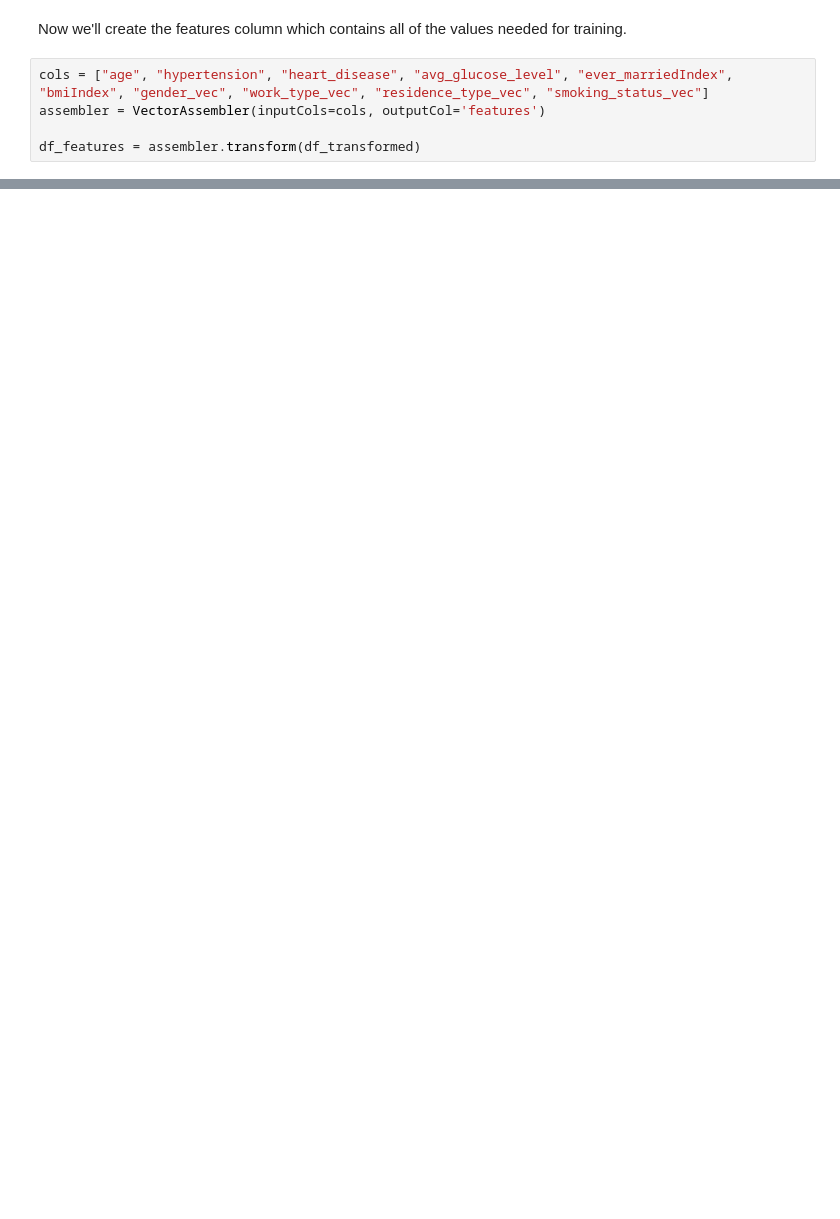
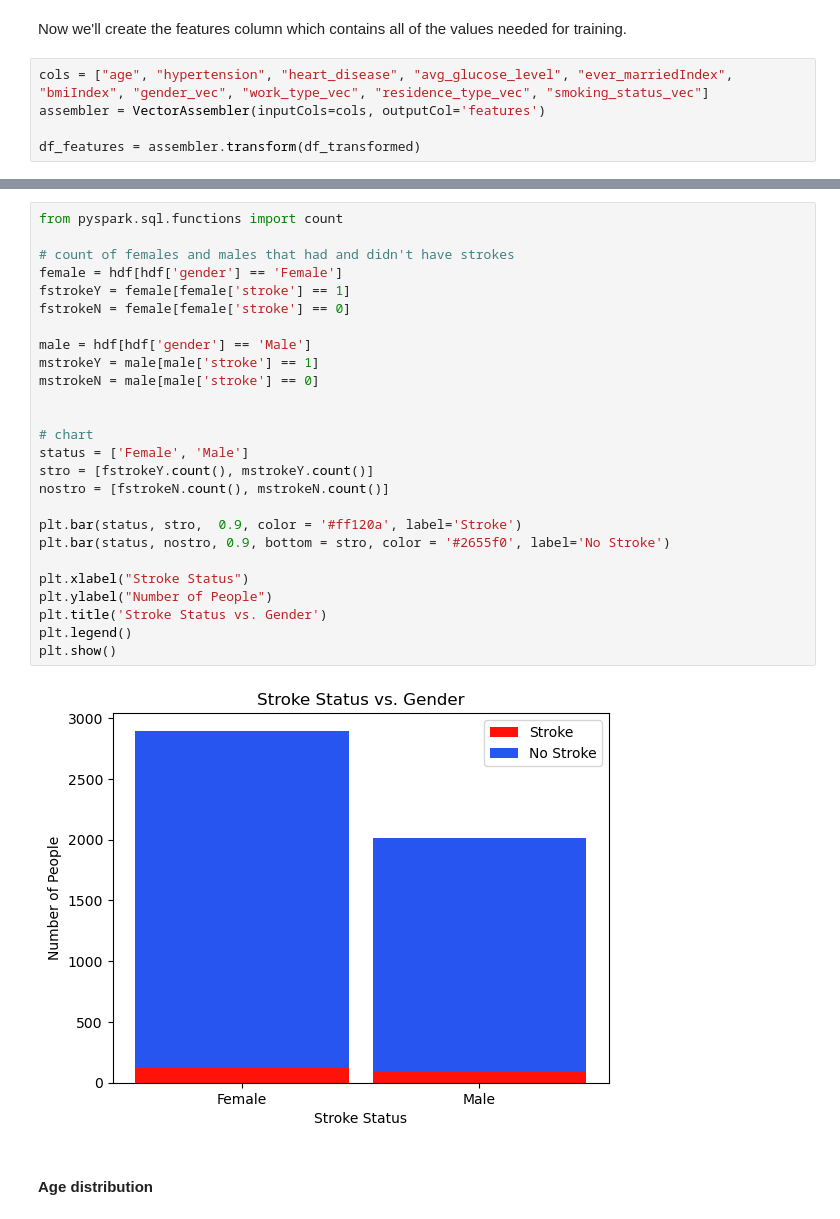
Before and after one commit to amira-bendjama/PREDICTING-STROKES-PYSPARK, a Jupyter notebook: DSCI632-PREDICTING-STROKE-PYSPARK.ipynb, the cells around one changed output, grey strips where cells are left out. Saved outputs shown, nothing was run; the diff lists cells and outputs as text; blank space fills up the shorter version.

```diff
--- a/DSCI632-PREDICTING-STROKE-PYSPARK.ipynb
+++ b/DSCI632-PREDICTING-STROKE-PYSPARK.ipynb
@@ -151,0 +217,30 @@ only showing top 5 rows
+# %%
+from pyspark.sql.functions import count
+
+# count of females and males that had and didn't have strokes
+female = hdf[hdf['gender'] == 'Female']
+fstrokeY = female[female['stroke'] == 1]
+fstrokeN = female[female['stroke'] == 0]
+
+male = hdf[hdf['gender'] == 'Male']
+mstrokeY = male[male['stroke'] == 1]
+mstrokeN = male[male['stroke'] == 0]
+
+
+# chart
+status = ['Female', 'Male']
+stro = [fstrokeY.count(), mstrokeY.count()]
+nostro = [fstrokeN.count(), mstrokeN.count()]
+
+plt.bar(status, stro,  0.9, color = '#ff120a', label='Stroke')
+plt.bar(status, nostro, 0.9, bottom = stro, color = '#2655f0', label='No Stroke')
+
+plt.xlabel("Stroke Status")
+plt.ylabel("Number of People")
+plt.title('Stroke Status vs. Gender')
+plt.legend()
+plt.show()
+# %% [output]
+[figure, added]
+# %% [markdown]
+#### Age distribution
```
Also changed, not shown: parts of 11 cells of this notebook.
